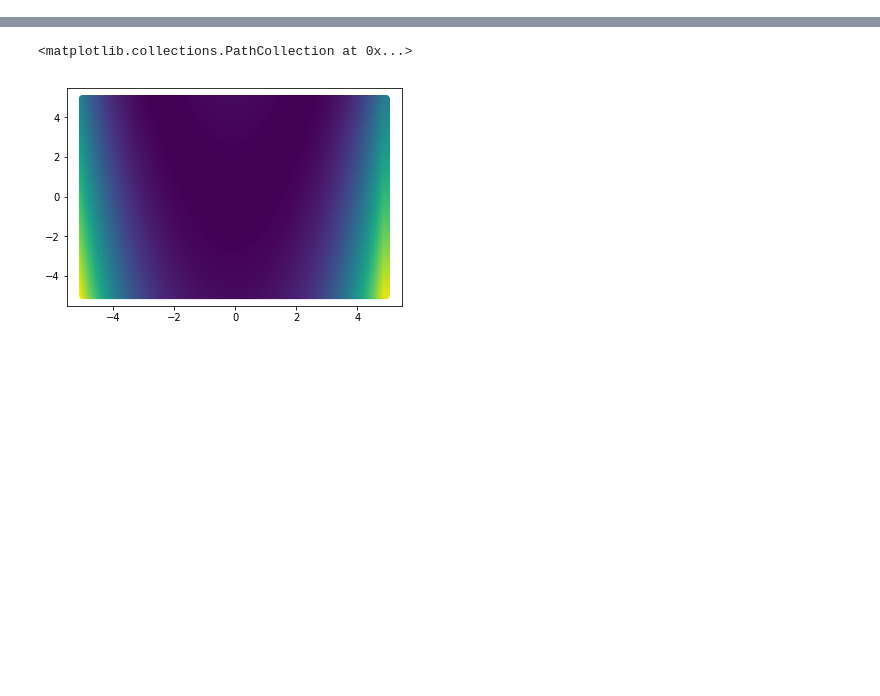
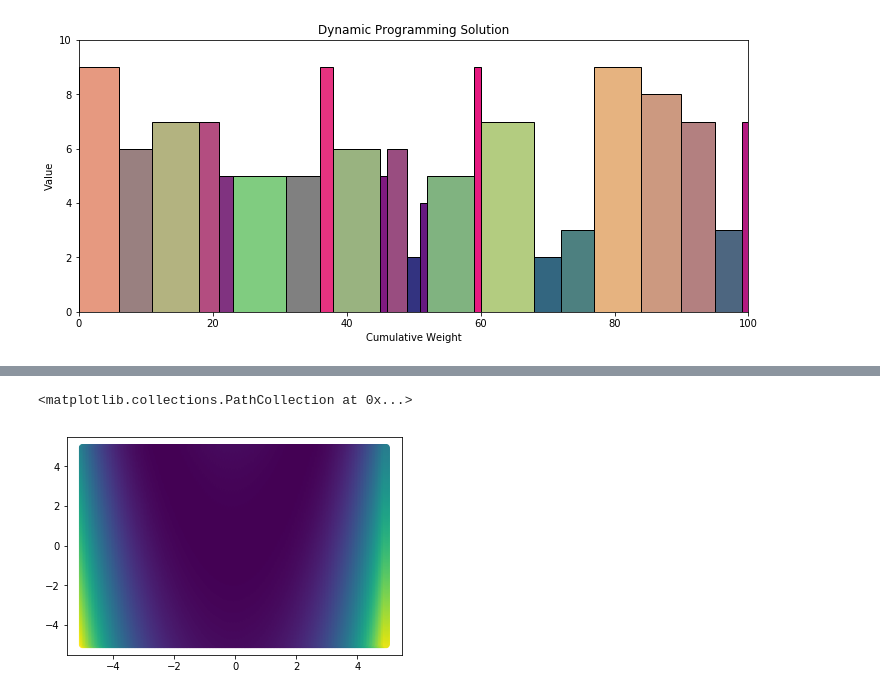
Before and after one commit to jlln/GeneticKnapsack, a Jupyter notebook: GeneticAlgorithms/Scratch.ipynb, the cells around one changed output, grey strips where cells are left out. Drawn from its saved outputs; the diff is of its cells as text; code cells hidden in the pictures; blank space fills up the shorter version.

```diff
--- a/GeneticAlgorithms/Scratch.ipynb
+++ b/GeneticAlgorithms/Scratch.ipynb
@@ -80,0 +84,3 @@ draw_knapsack(t,ax)
+# %%
+t = KnapsackIndividual(item_pool=items_,max_weight=100)
+t.items = [KnapsackItem(x[0], x[1]) for x in list(solution)]
@@ -80,0 +107,10 @@ draw_knapsack(t,ax)
+# %%
+f = plt.figure(figsize=(12,5))
+ax = f.add_subplot(111)
+draw_knapsack(t,ax)
+plt.xlabel("Cumulative Weight")
+plt.ylabel("Value")
+plt.title("Dynamic Programming Solution")
+plt.savefig("DP Knapsack Solution")
+# %% [output]
+[figure, added]
```
Also changed, not shown: parts of 27 cells of this notebook, 6 other files.
